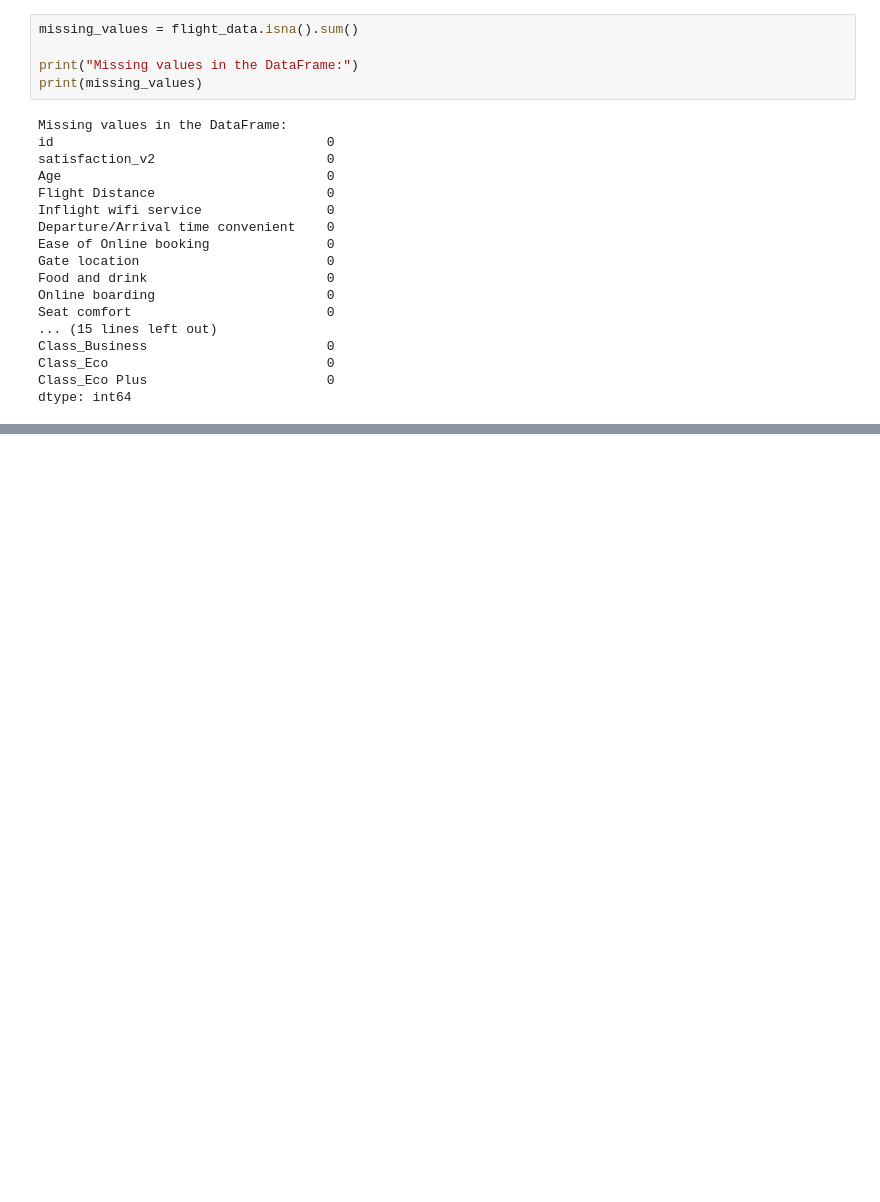
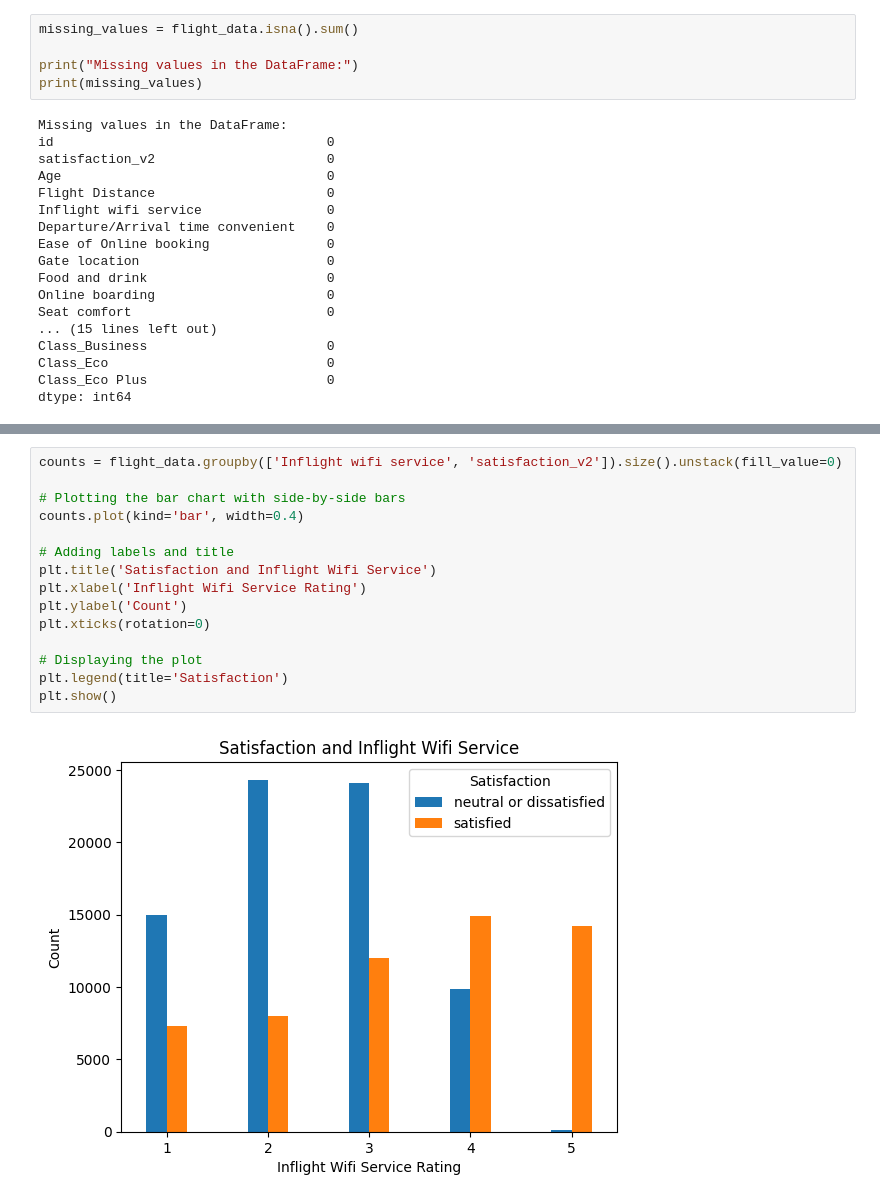
Before and after one commit to abbysiman1/CS3870project, a Jupyter notebook: cs3870_final.ipynb, the cells around one changed output, grey strips where cells are left out. Saved outputs shown, nothing was run; the diff lists cells and outputs as text; blank space fills up the shorter version.

```diff
--- a/cs3870_final.ipynb
+++ b/cs3870_final.ipynb
@@ -537,0 +593,17 @@ Highly Correlated Features: {'Departure Delay in Minutes', 'Arrival Delay in Min
+# %%
+counts = flight_data.groupby(['Inflight wifi service', 'satisfaction_v2']).size().unstack(fill_value=0)
+
+# Plotting the bar chart with side-by-side bars
+counts.plot(kind='bar', width=0.4)
+
+# Adding labels and title
+plt.title('Satisfaction and Inflight Wifi Service')
+plt.xlabel('Inflight Wifi Service Rating')
+plt.ylabel('Count')
+plt.xticks(rotation=0)
+
+# Displaying the plot
+plt.legend(title='Satisfaction')
+plt.show()
+# %% [output]
+[figure, added]
```
Also changed, not shown: parts of 32 cells of this notebook.
